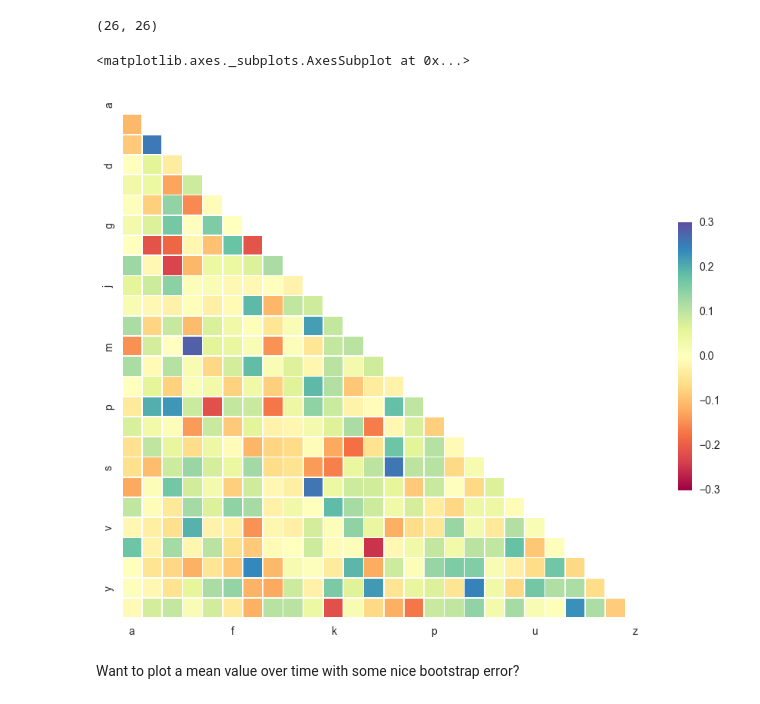
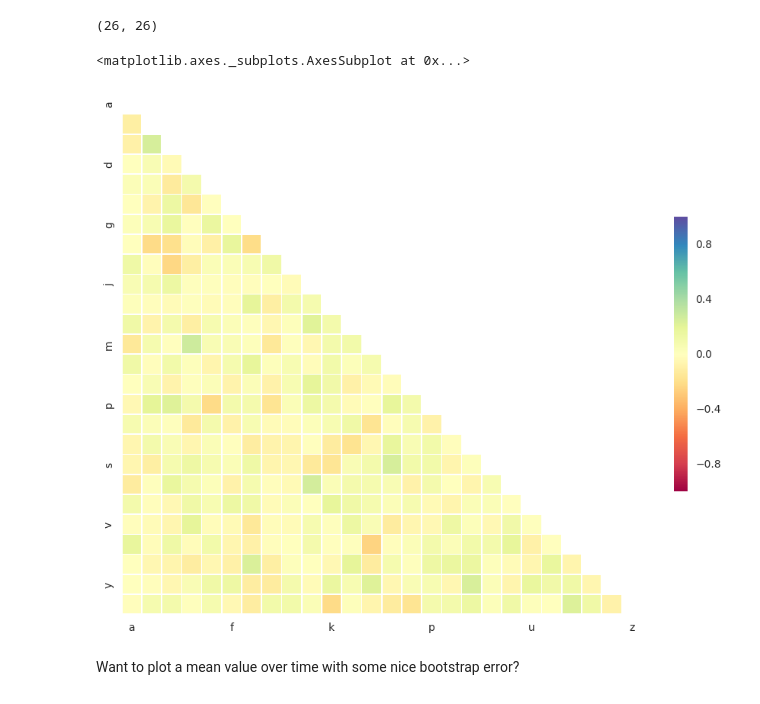
Before and after one commit to floreencia/introduction_to_programming, a Jupyter notebook: 02_numpy_matplotlib_scipy/talks/matplotlib_basics_03.ipynb, the cells around one changed output. Saved outputs shown, nothing was run; the diff lists cells and outputs as text; code cells hidden in the pictures.

```diff
--- a/02_numpy_matplotlib_scipy/talks/matplotlib_basics_03.ipynb
+++ b/02_numpy_matplotlib_scipy/talks/matplotlib_basics_03.ipynb
@@ -102,18 +102,18 @@ print(corr.shape)
 # %%
 # Generate a mask for the upper triangle
 mask = np.zeros_like(corr, dtype=np.bool)
 mask[np.triu_indices_from(mask)] = True # upper triangle indexes
 
 # Set up the matplotlib figure
 f, ax = plt.subplots(figsize=(11, 9))
 
 # Draw the heatmap with the mask and correct aspect ratio
-sns.heatmap(corr, mask=mask, cmap=plt.cm.Spectral, vmax=.3,
+sns.heatmap(corr, mask=mask, cmap=plt.cm.Spectral, #vmax=.3,
             square=True, xticklabels=5, yticklabels=3,
             linewidths=.5, cbar_kws={"shrink": 0.5}, ax=ax)
 # %% [output]
 <matplotlib.axes._subplots.AxesSubplot at 0x...>
-[figure, old version]
+[figure, new version]
 # %% [markdown]
 Want to plot a mean value over time with some nice bootstrap error?
 # %% [markdown]
```
Also changed, not shown: parts of 3 cells of this notebook, 4 other files.
